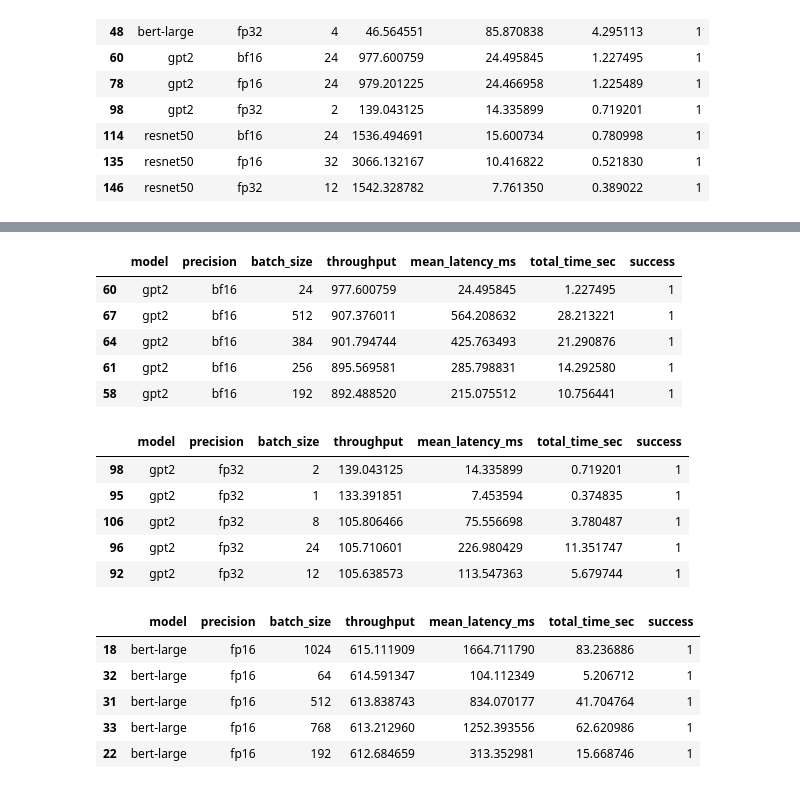
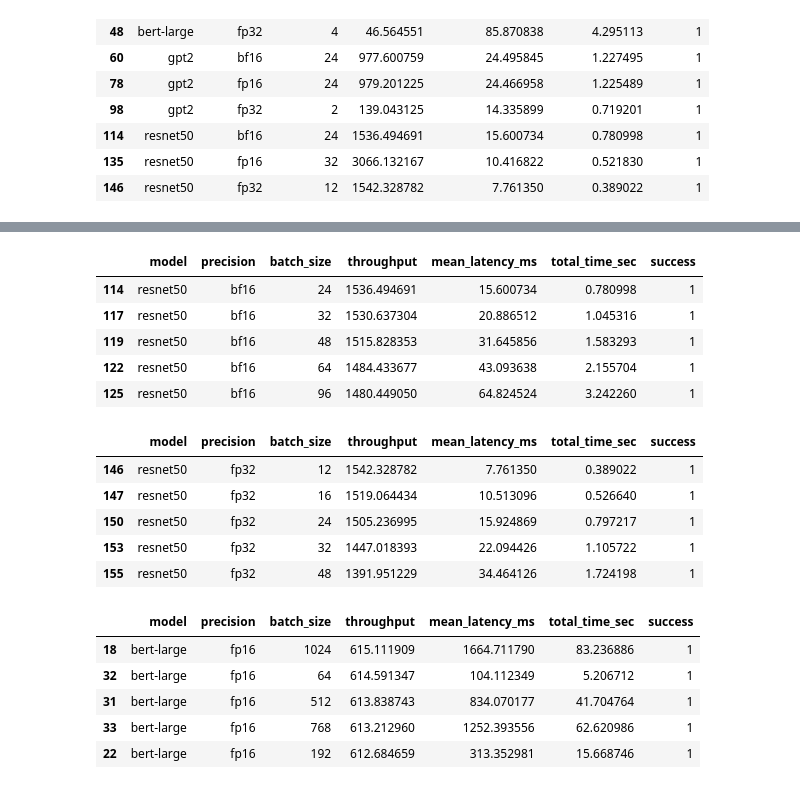
Before and after one commit to henriqueutzig/tcc_mixed_precision, a Jupyter notebook: train_experiment_data/eval_precision_infer.ipynb, the cells around one changed output, grey strips where cells are left out. Cells and saved outputs as stored; diff of their text form; code cells hidden in the pictures.

```diff
--- a/train_experiment_data/eval_precision_infer.ipynb
+++ b/train_experiment_data/eval_precision_infer.ipynb
@@ -174,21 +174,21 @@ df_summary[(df_summary['model'] == 'gpt2') & ((df_summary['precision'] == 'fp16'
 # %%
-df_summary[(df_summary['model'] == 'gpt2') & (df_summary['precision'] == 'bf16')].head()
+df_summary[(df_summary['model'] == 'resnet50') & (df_summary['precision'] == 'bf16')].head()
 # %% [output]
 |  | model | precision | batch_size | throughput | mean_latency_ms | total_time_sec | success |
-| 60 | gpt2 | bf16 | 24 | 977.600759 | 24.495845 | 1.227495 | 1 |
-| 67 | gpt2 | bf16 | 512 | 907.376011 | 564.208632 | 28.213221 | 1 |
-| 64 | gpt2 | bf16 | 384 | 901.794744 | 425.763493 | 21.290876 | 1 |
-| 61 | gpt2 | bf16 | 256 | 895.569581 | 285.798831 | 14.292580 | 1 |
-| 58 | gpt2 | bf16 | 192 | 892.488520 | 215.075512 | 10.756441 | 1 |
+| 114 | resnet50 | bf16 | 24 | 1536.494691 | 15.600734 | 0.780998 | 1 |
+| 117 | resnet50 | bf16 | 32 | 1530.637304 | 20.886512 | 1.045316 | 1 |
+| 119 | resnet50 | bf16 | 48 | 1515.828353 | 31.645856 | 1.583293 | 1 |
+| 122 | resnet50 | bf16 | 64 | 1484.433677 | 43.093638 | 2.155704 | 1 |
+| 125 | resnet50 | bf16 | 96 | 1480.449050 | 64.824524 | 3.242260 | 1 |
 # %%
-df_summary[(df_summary['model'] == 'gpt2') & (df_summary['precision'] == 'fp32')].head()
+df_summary[(df_summary['model'] == 'resnet50') & (df_summary['precision'] == 'fp32')].head()
 # %% [output]
 |  | model | precision | batch_size | throughput | mean_latency_ms | total_time_sec | success |
-| 98 | gpt2 | fp32 | 2 | 139.043125 | 14.335899 | 0.719201 | 1 |
-| 95 | gpt2 | fp32 | 1 | 133.391851 | 7.453594 | 0.374835 | 1 |
-| 106 | gpt2 | fp32 | 8 | 105.806466 | 75.556698 | 3.780487 | 1 |
-| 96 | gpt2 | fp32 | 24 | 105.710601 | 226.980429 | 11.351747 | 1 |
-| 92 | gpt2 | fp32 | 12 | 105.638573 | 113.547363 | 5.679744 | 1 |
+| 146 | resnet50 | fp32 | 12 | 1542.328782 | 7.761350 | 0.389022 | 1 |
+| 147 | resnet50 | fp32 | 16 | 1519.064434 | 10.513096 | 0.526640 | 1 |
+| 150 | resnet50 | fp32 | 24 | 1505.236995 | 15.924869 | 0.797217 | 1 |
+| 153 | resnet50 | fp32 | 32 | 1447.018393 | 22.094426 | 1.105722 | 1 |
+| 155 | resnet50 | fp32 | 48 | 1391.951229 | 34.464126 | 1.724198 | 1 |
 # %%
 df_summary[(df_summary['model'] == 'bert-large') & (df_summary['precision'] == 'fp16')].head()
 # %% [output]
```
Also changed, not shown: parts of 1 cell of this notebook, 28 other files.
